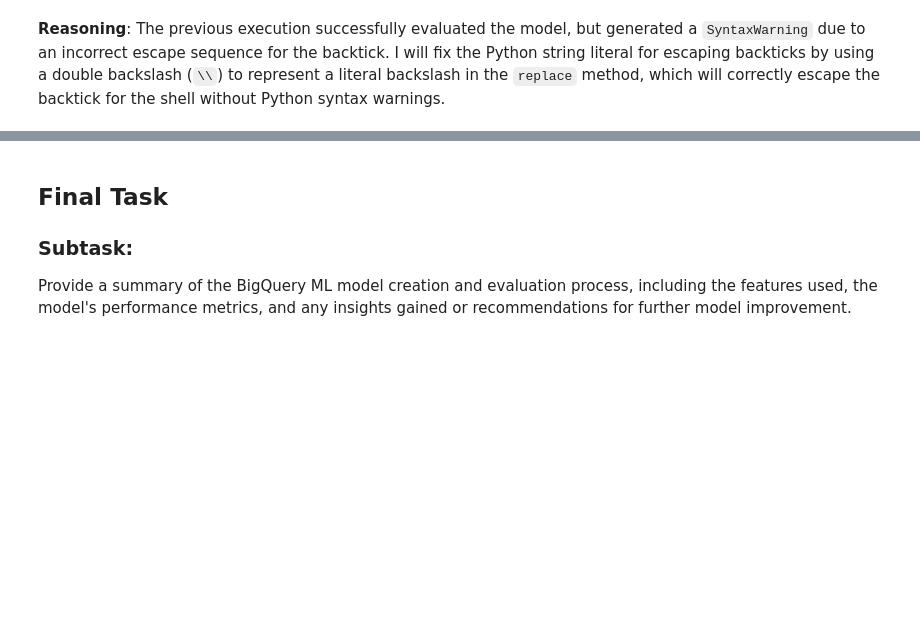
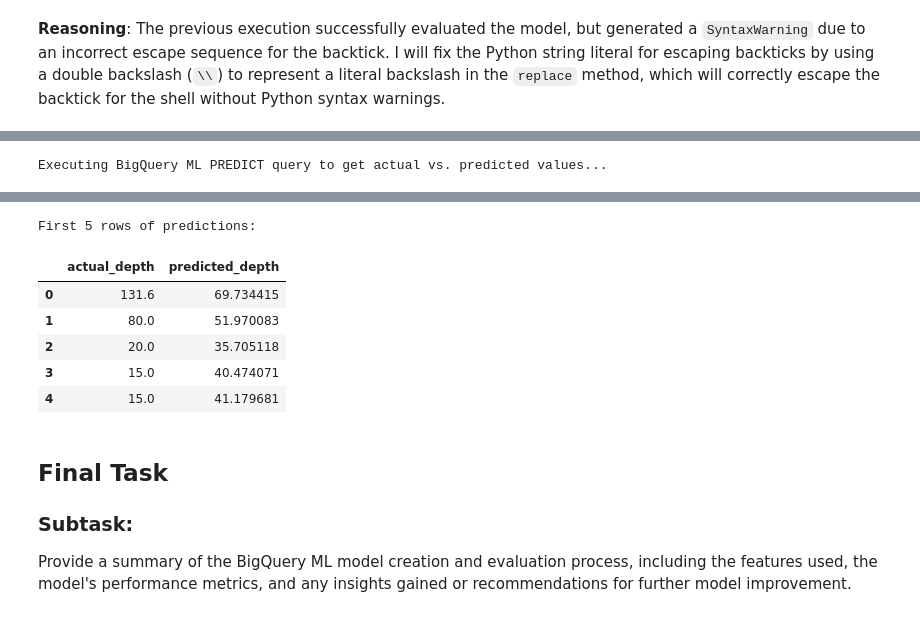
Before and after one commit to garci843/Unit1_TheLook_Team1, a Jupyter notebook: Final_Project/Batch/Final_Daniel_Analysis.ipynb, the cells around one changed output, grey strips where cells are left out. Cells and saved outputs as stored; diff of their text form; code cells hidden in the pictures; blank space fills up the shorter version.

```diff
--- a/Final_Project/Batch/Final_Daniel_Analysis.ipynb
+++ b/Final_Project/Batch/Final_Daniel_Analysis.ipynb
@@ -354,0 +439,55 @@ Executing BigQuery ML EVALUATE MODEL query...
+# %%
+import pandas as pd
+import plotly.express as px
+import google.cloud.bigquery
+
+# Construct the ML.PREDICT query
+predict_sql = f"""SELECT
+    Depth AS actual_depth, -- Corrected to actual_depth
+    predicted_Depth AS predicted_depth
+FROM
+    ML.PREDICT(
+        MODEL `{PROJECT_ID}.{DATASET}.{MODEL_NAME}`,
+        (SELECT
+            Magnitude,
+            Latitude,
+            Longitude,
+            Depth,
+            `Depth Error` AS Depth_Error,
+            `Depth Seismic Stations` AS Depth_Seismic_Stations,
+            `Location Source` AS Location_Source,
+            POW(Depth, 2) AS DepthSquared
+        FROM
+            `{PROJECT_ID}.{DATASET}.database`)
+    ) """
+
+print("Executing BigQuery ML PREDICT query to get actual vs. predicted values...")
+client = google.cloud.bigquery.Client(project=PROJECT_ID)
+query_job = client.query(predict_sql)
+
+# Convert results to a Pandas DataFrame
+predictions_df = query_job.to_dataframe()
+
+# Create the scatter plot
+fig = px.scatter(
+    predictions_df,
+    x='actual_depth',
+    y='predicted_depth',
+    title='Actual Depth vs. Predicted Depth',
+    labels={'actual_depth': 'Actual Depth', 'predicted_depth': 'Predicted Depth'},
+    trendline='ols',
+    trendline_color_override='red',
+    template='plotly_white'
+)
+
+fig.update_layout(
+    xaxis_title='Actual Depth',
+    yaxis_title='Predicted Depth',
+    hovermode='closest'
+)
+fig.show()
+
+print("First 5 rows of predictions:")
+display(predictions_df.head())
+# %% [output]
+Executing BigQuery ML PREDICT query to get actual vs. predicted values...
@@ -355,3 +495,10 @@ Executing BigQuery ML EVALUATE MODEL query...
+First 5 rows of predictions:
+|  | actual_depth | predicted_depth |
+| 0 | 131.6 | 69.734415 |
+| 1 | 80.0 | 51.970083 |
+| 2 | 20.0 | 35.705118 |
+| 3 | 15.0 | 40.474071 |
+| 4 | 15.0 | 41.179681 |
 # %% [markdown]
 ## Final Task
 
```
Also changed, not shown: parts of 11 cells of this notebook.
